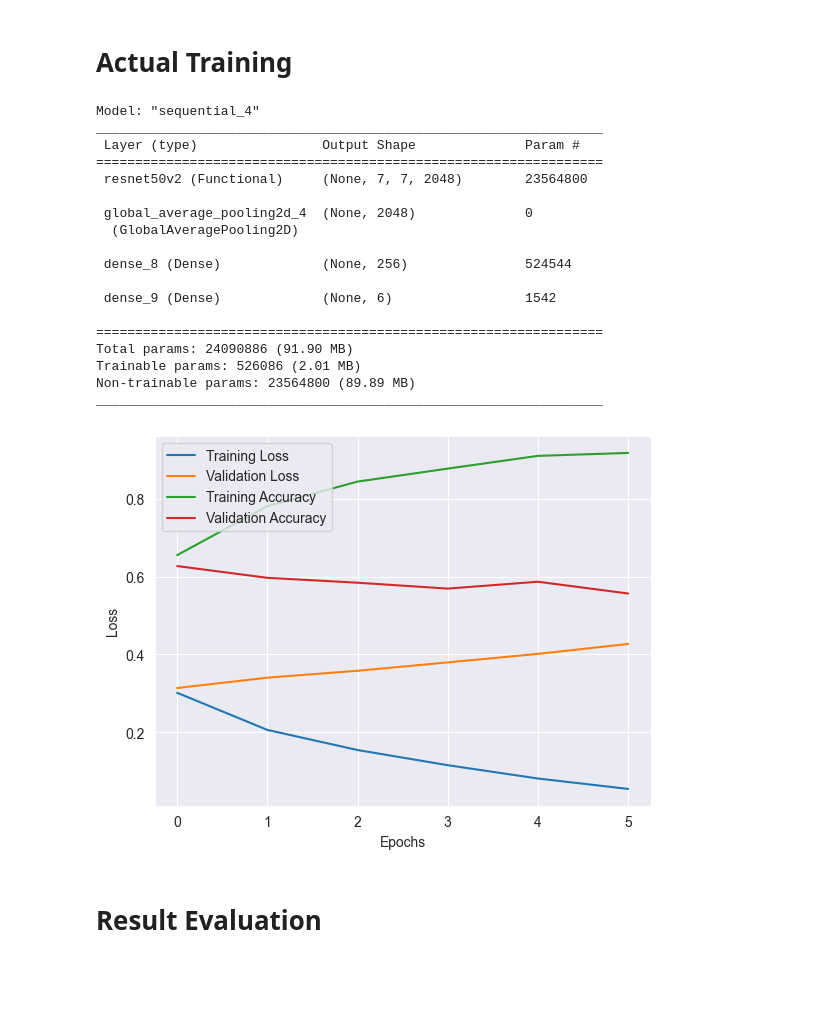
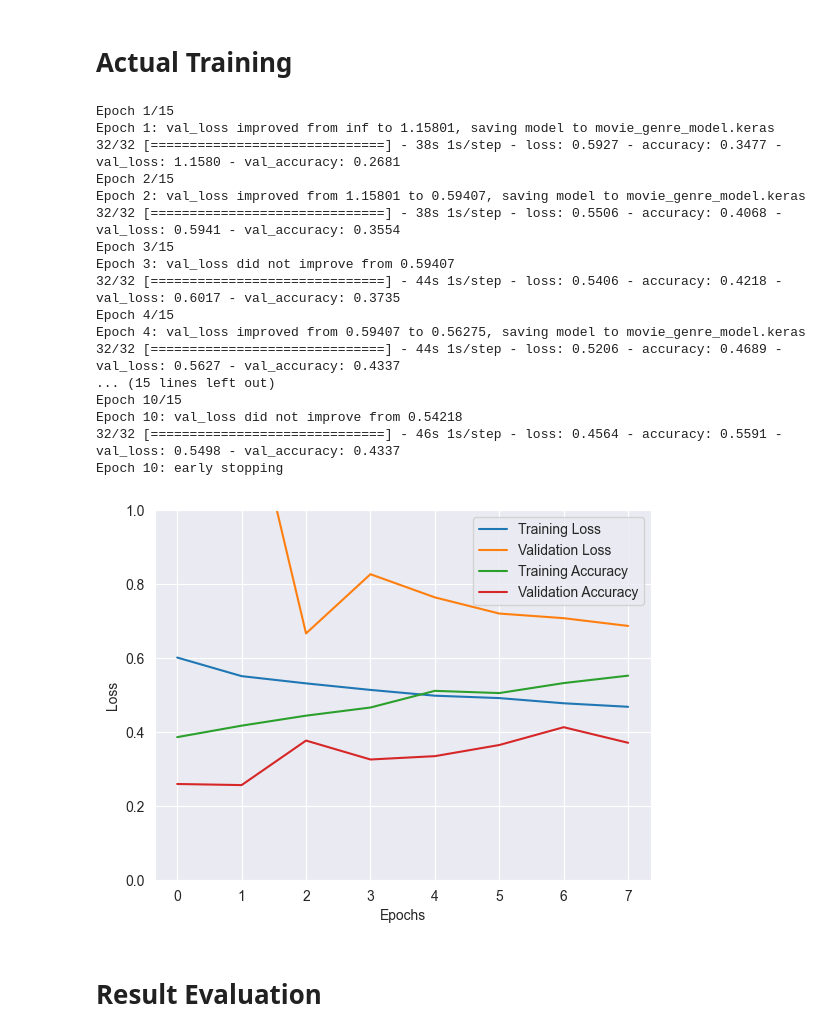
Before and after one commit to aalolexx/cnn-movie-poster-genre-prediction, a Jupyter notebook: poster_predictor.ipynb, the cells around one changed output. Cells and saved outputs as stored; diff of their text form; code cells hidden in the pictures; blank space fills up the shorter version.

Commit message:
tried more model adaptions

```diff
--- a/poster_predictor.ipynb
+++ b/poster_predictor.ipynb
@@ -96,14 +101,12 @@ print_genre_occurence(df)
 ---- Genre Distribution with multi genre possibility  ----
 [figure]
 # %%
-genres_to_predict = ['Documentary', 'Horror', 'Fantasy', 'Biography', 'Family', 'Sci-Fi']
+genres_to_predict = ['Horror', 'Fantasy', 'Biography', 'Family']
 df = df[
-    (df['Documentary'] == 1)
-    | (df['Horror'] == 1)
+    (df['Horror'] == 1)
     | (df['Fantasy'] == 1)
     | (df['Biography'] == 1)
     | (df['Family'] == 1)
-    | (df['Sci-Fi'] == 1)
 ]
 
 df['genres_to_predict'] = df['genre_array'].apply(
@@ -257,43 +348,45 @@ def train_model(p_model, num_epochs, p_model_filename):
 # %% [markdown]
 # Actual Training
+# %%
+# Train the Resnet Model
+model_filename = 'movie_genre_model.keras'
+model = get_resnet_model(genres_to_predict)
+history = train_model(model, 15, model_filename)
+# %% [output]
+Epoch 1/15
+Epoch 1: val_loss improved from inf to 1.15801, saving model to movie_genre_model.keras
+32/32 [==============================] - 38s 1s/step - loss: 0.5927 - accuracy: 0.3477 - val_loss: 1.1580 - val_accuracy: 0.2681
+Epoch 2/15
+Epoch 2: val_loss improved from 1.15801 to 0.59407, saving model to movie_genre_model.keras
+32/32 [==============================] - 38s 1s/step - loss: 0.5506 - accuracy: 0.4068 - val_loss: 0.5941 - val_accuracy: 0.3554
+Epoch 3/15
+Epoch 3: val_loss did not improve from 0.59407
+32/32 [==============================] - 44s 1s/step - loss: 0.5406 - accuracy: 0.4218 - val_loss: 0.6017 - val_accuracy: 0.3735
+Epoch 4/15
+Epoch 4: val_loss improved from 0.59407 to 0.56275, saving model to movie_genre_model.keras
+32/32 [==============================] - 44s 1s/step - loss: 0.5206 - accuracy: 0.4689 - val_loss: 0.5627 - val_accuracy: 0.4337
+... (15 lines left out)
+Epoch 10/15
+Epoch 10: val_loss did not improve from 0.54218
+32/32 [==============================] - 46s 1s/step - loss: 0.4564 - accuracy: 0.5591 - val_loss: 0.5498 - val_accuracy: 0.4337
+Epoch 10: early stopping
 # %%
-# Train the Resnet Model
-model_filename = 'movie_genre_model.keras'
-model = get_resnet_model(genres_to_predict)
-history = train_model(model, 10, model_filename)
-
 # Plot training history
+fig, ax = plt.subplots()
 plt.plot(history.history['loss'], label='Training Loss')
 plt.plot(history.history['val_loss'], label='Validation Loss')
 plt.plot(history.history['accuracy'], label='Training Accuracy')
 plt.plot(history.history['val_accuracy'], label='Validation Accuracy')
 plt.xlabel('Epochs')
 plt.ylabel('Loss')
 plt.legend()
+ax.set_ylim(0, 1)
 plt.show()
 
 # Save the model
 model.save('movie_genre_model.keras')
 # %% [output]
-Model: "sequential_4"
-_________________________________________________________________
- Layer (type)                Output Shape              Param #
-=================================================================
- resnet50v2 (Functional)     (None, 7, 7, 2048)        23564800
-
- global_average_pooling2d_4  (None, 2048)              0
-  (GlobalAveragePooling2D)
-
- dense_8 (Dense)             (None, 256)               524544
-
- dense_9 (Dense)             (None, 6)                 1542
-
-=================================================================
-Total params: 24090886 (91.90 MB)
-Trainable params: 526086 (2.01 MB)
-Non-trainable params: 23564800 (89.89 MB)
-_________________________________________________________________
-[figure, old version]
+[figure, new version]
 # %% [markdown]
 # Result Evaluation
 # %%
```
Also changed, not shown: parts of 11 cells of this notebook.
